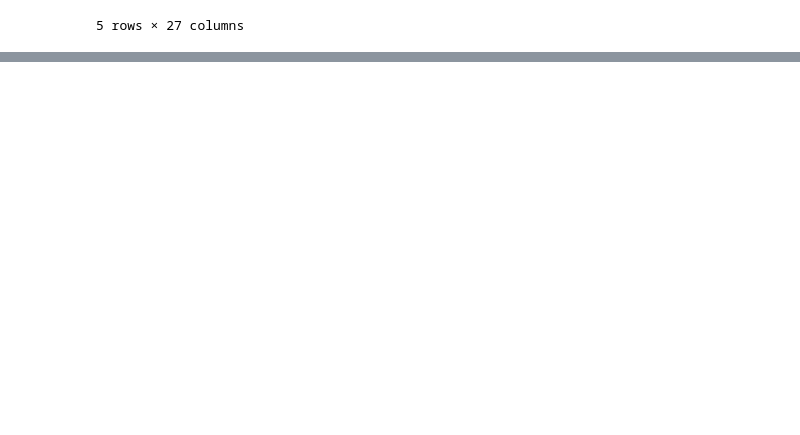
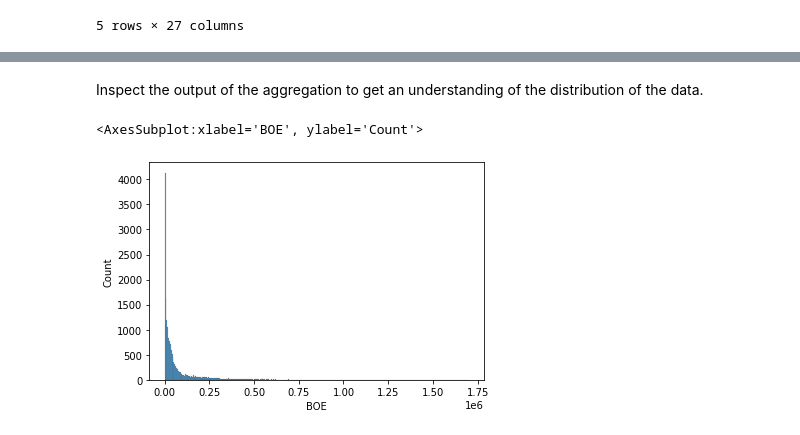
Before and after one commit to jromani-ds/MT_Oil, a Jupyter notebook: DataCollection.ipynb, the cells around one changed output, grey strips where cells are left out. Drawn from its saved outputs; the diff is of its cells as text; code cells hidden in the pictures; blank space fills up the shorter version.

```diff
--- a/DataCollection.ipynb
+++ b/DataCollection.ipynb
@@ -80,0 +109,7 @@ well_data_df.head()
+# %%
+well_prd_total = well_prod_df.groupby(['API_WELLNO']).sum() #sum the producing streams by api
+well_prd_total['BOE'] = well_prd_total['BBLS_OIL_COND'] + well_prd_total['MCF_GAS']/5.8 #get total bbls of oil equivalent
+well_prd_total = well_prd_total[well_prd_total['BOE']>0] #drop wells that didn't produce any oil and/or gas
+api_list = list(well_prd_total.index) #get list of the api #'s that are associated with wells that had non-zero production
+well_prod_df = well_prod_df[well_prod_df['API_WELLNO'].isin(api_list)]
+well_prd_total.describe()
@@ -80,0 +144,8 @@ well_data_df.head()
+# %% [markdown]
+Inspect the output of the aggregation to get an understanding of the distribution of the data.
+# %%
+import seaborn as sns
+sns.histplot(data=well_prd_total, x="BOE")
+# %% [output]
+<AxesSubplot:xlabel='BOE', ylabel='Count'>
+[figure, added]
```
Also changed, not shown: parts of 11 cells of this notebook.
